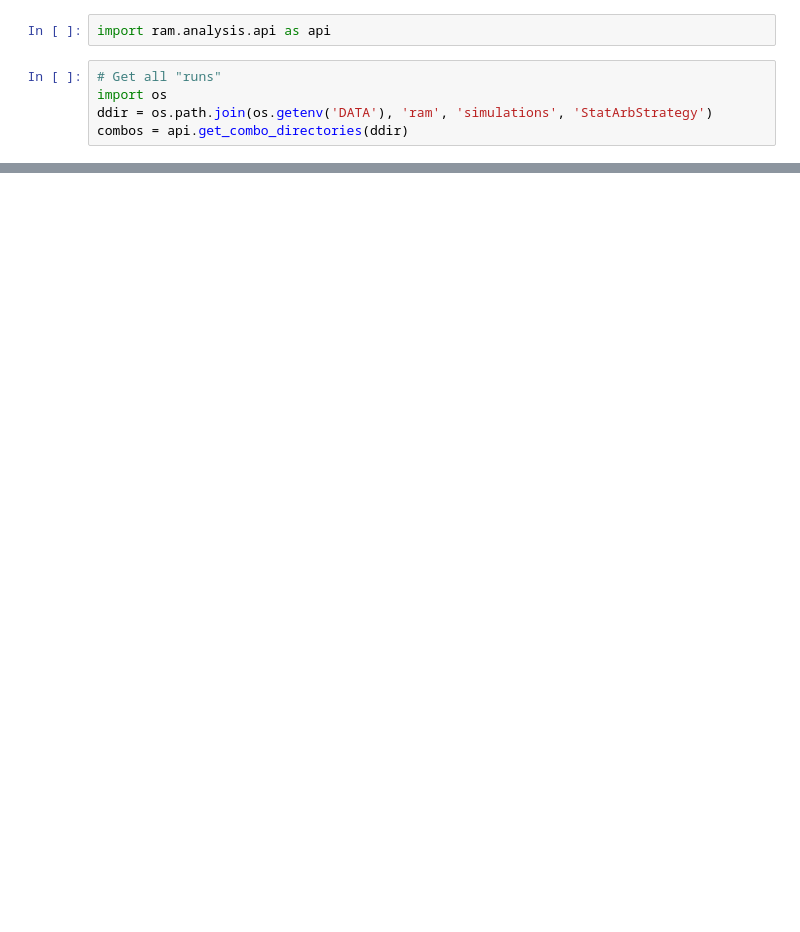
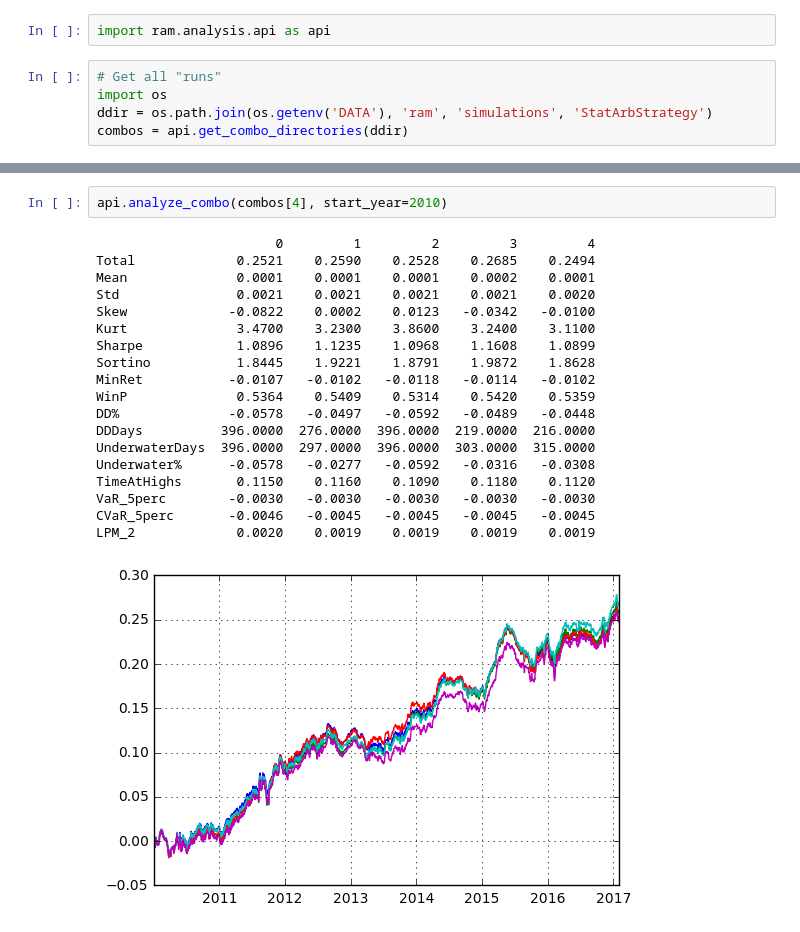
Before and after one commit to ryanoley/ram, a Jupyter notebook: examples/ComboAnalysis.ipynb, the cells around one changed output, grey strips where cells are left out. Cells and saved outputs as stored; diff of their text form; blank space fills up the shorter version.

```diff
--- a/examples/ComboAnalysis.ipynb
+++ b/examples/ComboAnalysis.ipynb
@@ -36,0 +56,22 @@ LPM_2             0.0023   0.0022    0.0025    0.0025   0.0022
+# %%
+api.analyze_combo(combos[4], start_year=2010)
+# %% [output]
+                       0         1         2         3         4
+Total             0.2521    0.2590    0.2528    0.2685    0.2494
+Mean              0.0001    0.0001    0.0001    0.0002    0.0001
+Std               0.0021    0.0021    0.0021    0.0021    0.0020
+Skew             -0.0822    0.0002    0.0123   -0.0342   -0.0100
+Kurt              3.4700    3.2300    3.8600    3.2400    3.1100
+Sharpe            1.0896    1.1235    1.0968    1.1608    1.0899
+Sortino           1.8445    1.9221    1.8791    1.9872    1.8628
+MinRet           -0.0107   -0.0102   -0.0118   -0.0114   -0.0102
+WinP              0.5364    0.5409    0.5314    0.5420    0.5359
+DD%              -0.0578   -0.0497   -0.0592   -0.0489   -0.0448
+DDDays          396.0000  276.0000  396.0000  219.0000  216.0000
+UnderwaterDays  396.0000  297.0000  396.0000  303.0000  315.0000
+Underwater%      -0.0578   -0.0277   -0.0592   -0.0316   -0.0308
+TimeAtHighs       0.1150    0.1160    0.1090    0.1180    0.1120
+VaR_5perc        -0.0030   -0.0030   -0.0030   -0.0030   -0.0030
+CVaR_5perc       -0.0046   -0.0045   -0.0045   -0.0045   -0.0045
+LPM_2             0.0020    0.0019    0.0019    0.0019    0.0019
+[figure, added]
```
Also changed, not shown: parts of 3 cells of this notebook, 12 other files.
